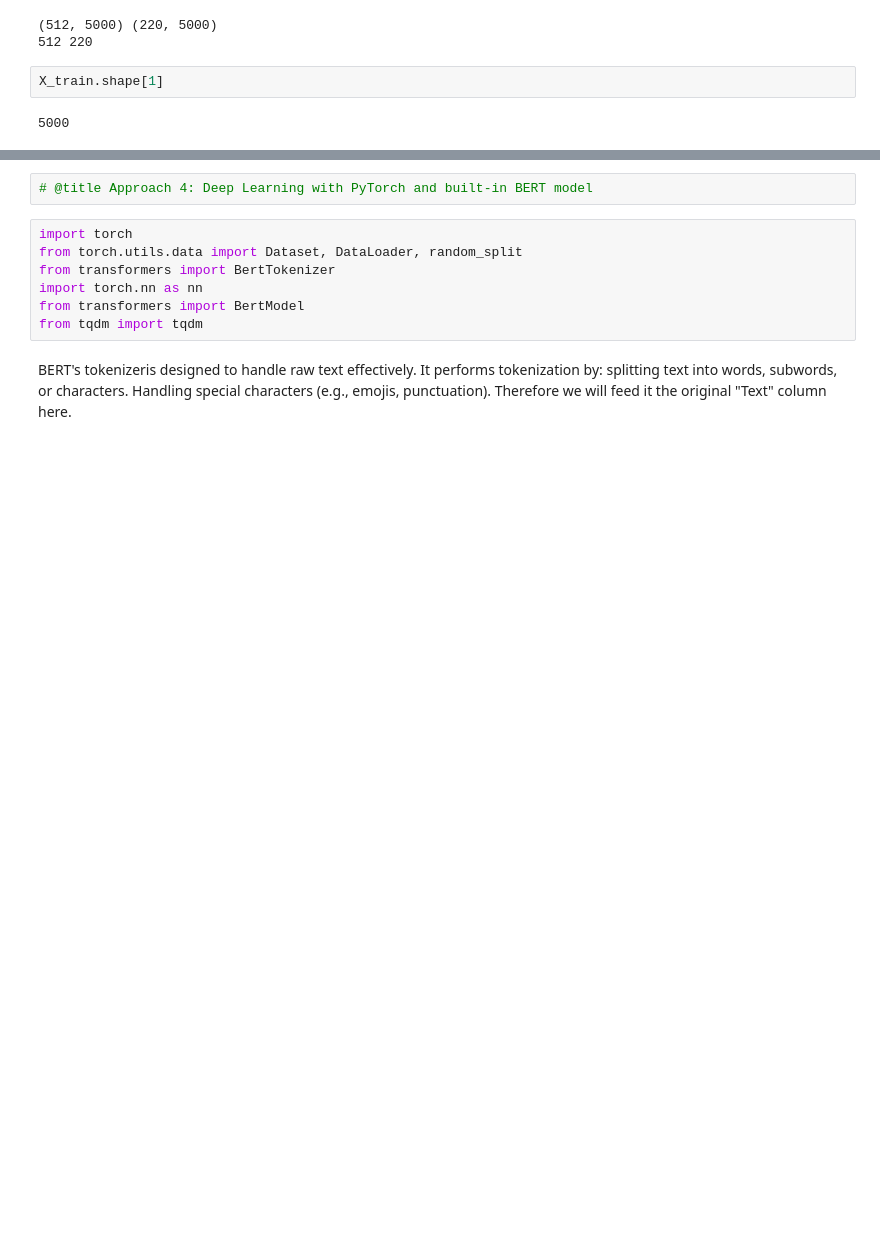
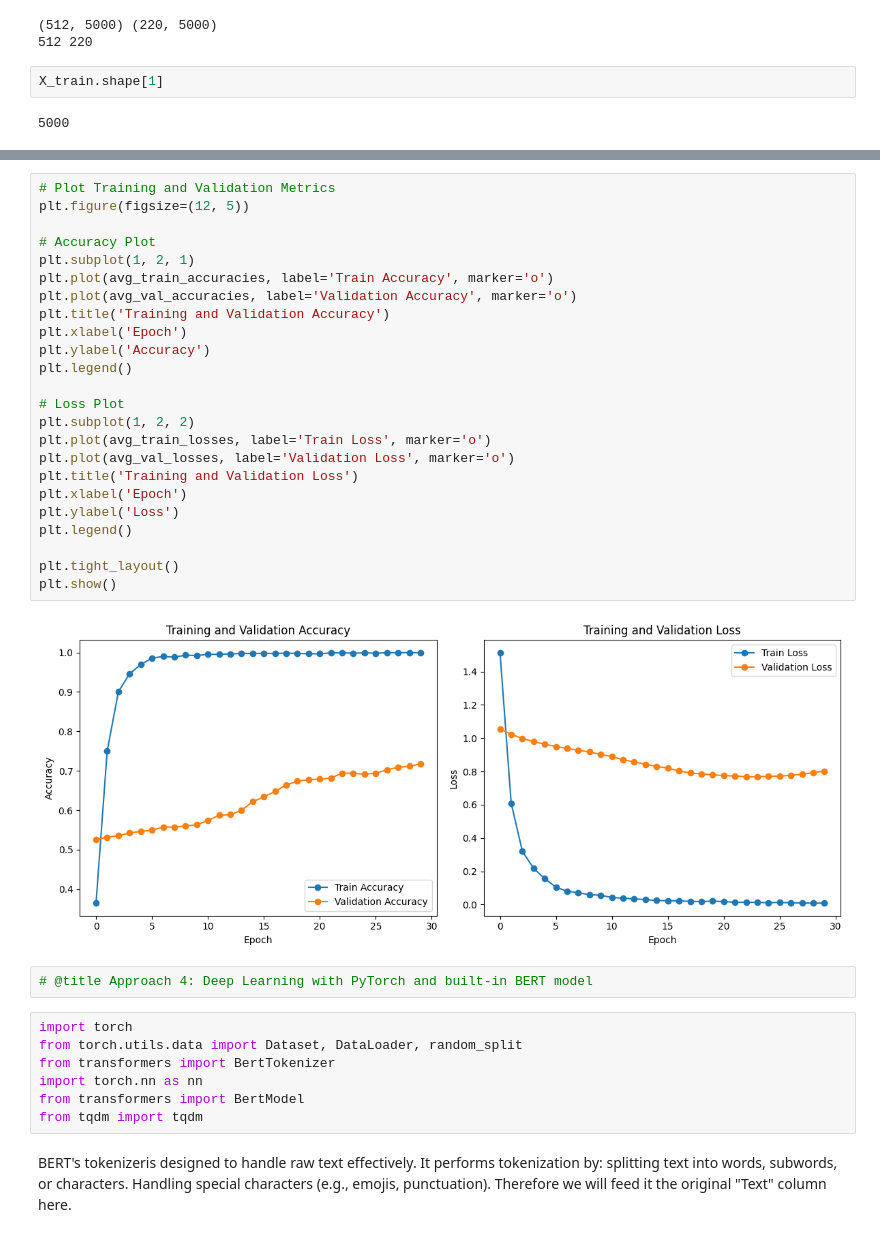
Before and after one commit to natoo77/SocialMediaSentiment, a Jupyter notebook: Social_media_sentiment_analysis.ipynb, the cells around one changed output, grey strips where cells are left out. Cells and saved outputs as stored; diff of their text form; blank space fills up the shorter version.

```diff
--- a/Social_media_sentiment_analysis.ipynb
+++ b/Social_media_sentiment_analysis.ipynb
@@ -766,3 +916,29 @@ plt.show()
+# %%
+# Plot Training and Validation Metrics
+plt.figure(figsize=(12, 5))
+
+# Accuracy Plot
+plt.subplot(1, 2, 1)
+plt.plot(avg_train_accuracies, label='Train Accuracy', marker='o')
+plt.plot(avg_val_accuracies, label='Validation Accuracy', marker='o')
+plt.title('Training and Validation Accuracy')
+plt.xlabel('Epoch')
+plt.ylabel('Accuracy')
+plt.legend()
+
+# Loss Plot
+plt.subplot(1, 2, 2)
+plt.plot(avg_train_losses, label='Train Loss', marker='o')
+plt.plot(avg_val_losses, label='Validation Loss', marker='o')
+plt.title('Training and Validation Loss')
+plt.xlabel('Epoch')
+plt.ylabel('Loss')
+plt.legend()
+
+plt.tight_layout()
+plt.show()
+# %% [output]
+[figure, added]
 # %%
 # @title Approach 4: Deep Learning with PyTorch and built-in BERT model
 # %%
```
Also changed, not shown: parts of 9 cells of this notebook.
